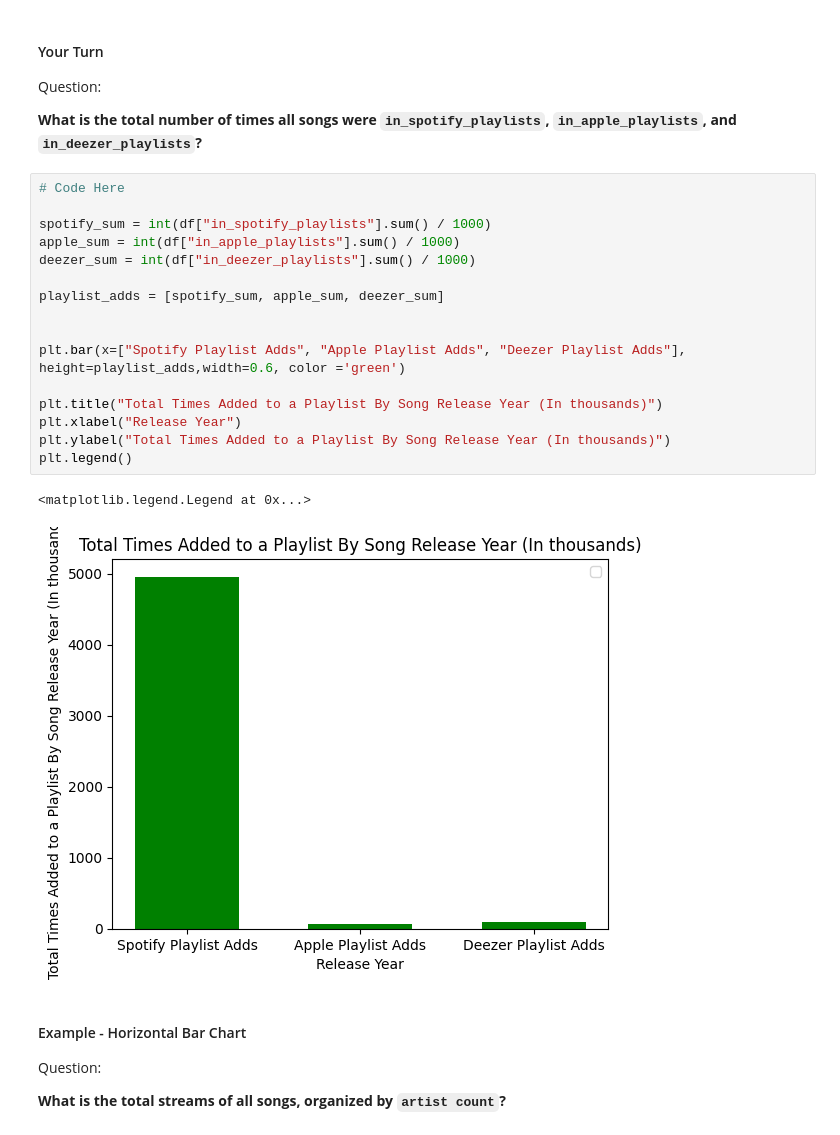
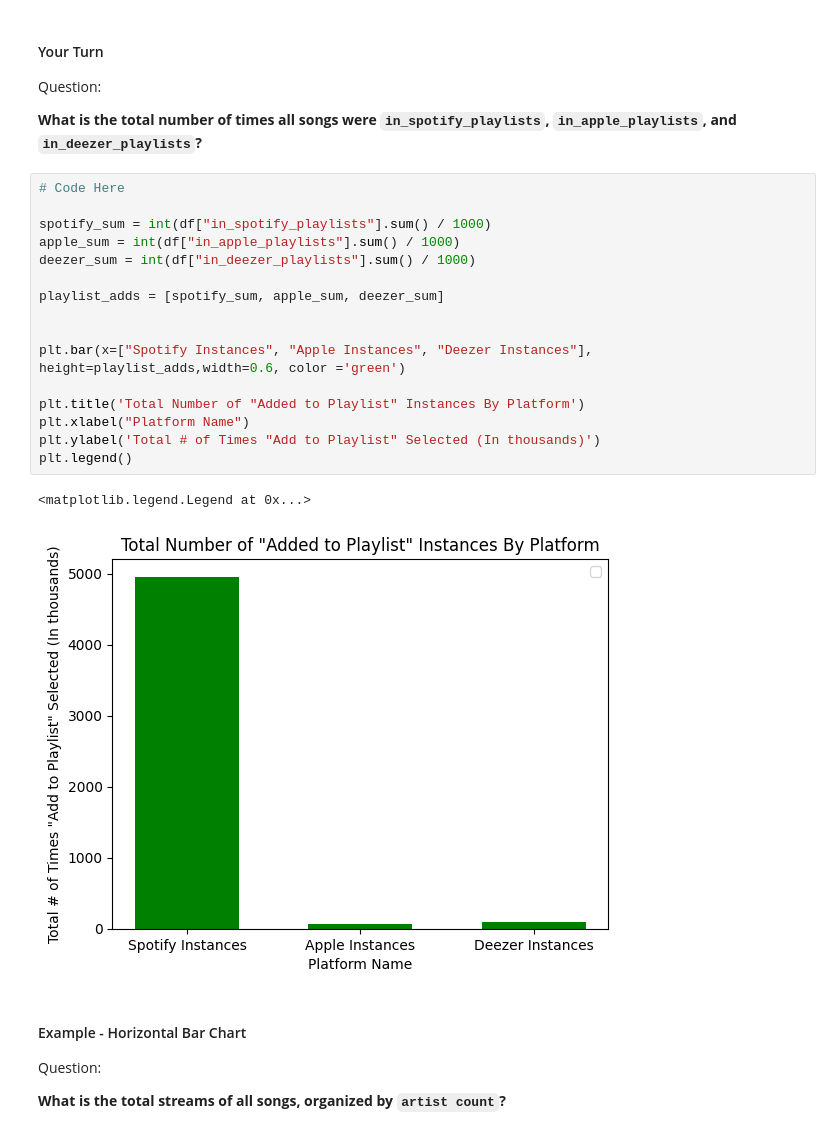
Before and after one commit to DataLore777/data-analysis-projects-class-19-and-20, a Jupyter notebook: class-19/exercises/data-viz-exercises.ipynb, the cells around one changed output. Drawn from its saved outputs; the diff is of its cells as text.

```diff
--- a/class-19/exercises/data-viz-exercises.ipynb
+++ b/class-19/exercises/data-viz-exercises.ipynb
@@ -220,22 +220,22 @@ Question:
 # %%
 # Code Here
 
 spotify_sum = int(df["in_spotify_playlists"].sum() / 1000)
 apple_sum = int(df["in_apple_playlists"].sum() / 1000)
 deezer_sum = int(df["in_deezer_playlists"].sum() / 1000)
 
 playlist_adds = [spotify_sum, apple_sum, deezer_sum]
 
 
-plt.bar(x=["Spotify Playlist Adds", "Apple Playlist Adds", "Deezer Playlist Adds"], height=playlist_adds,width=0.6, color ='green')
+plt.bar(x=["Spotify Instances", "Apple Instances", "Deezer Instances"], height=playlist_adds,width=0.6, color ='green')
 
-plt.title("Total Times Added to a Playlist By Song Release Year (In thousands)")
-plt.xlabel("Release Year")
-plt.ylabel("Total Times Added to a Playlist By Song Release Year (In thousands)")
+plt.title('Total Number of "Added to Playlist" Instances By Platform')
+plt.xlabel("Platform Name")
+plt.ylabel('Total # of Times "Add to Playlist" Selected (In thousands)')
 plt.legend()
 # %% [output]
 <matplotlib.legend.Legend at 0x...>
-[figure, old version]
+[figure, new version]
 # %% [markdown]
 #### Example - Horizontal Bar Chart
 
```
